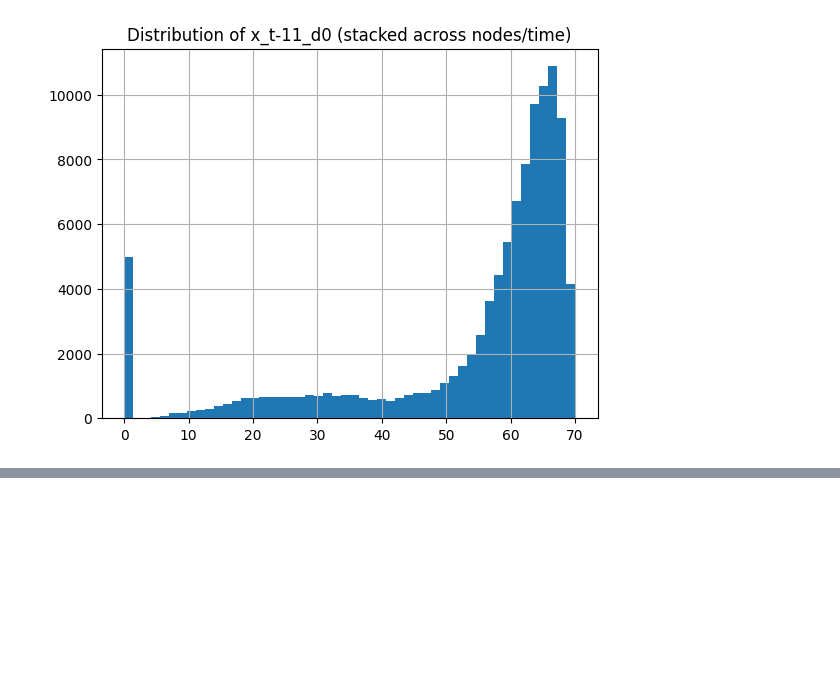
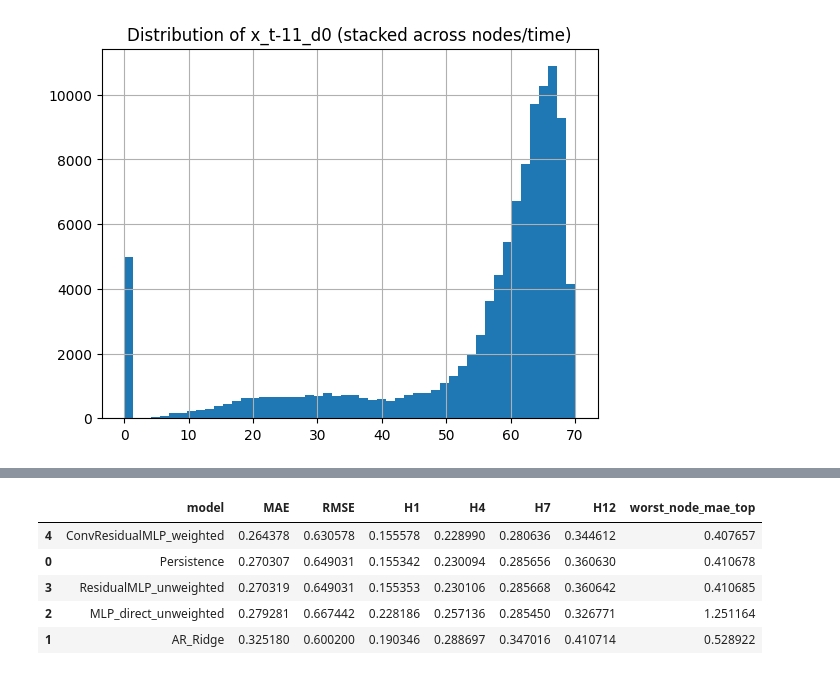
Before and after one commit to Kvnhooman/AAI530_Final_Project_Team7, a Jupyter notebook: Traffic_Prediction.ipynb, the cells around one changed output, grey strips where cells are left out. Drawn from its saved outputs; the diff is of its cells as text; code cells hidden in the pictures; blank space fills up the shorter version.

Commit message:
feat: refactor model development

```diff
--- a/Traffic_Prediction.ipynb
+++ b/Traffic_Prediction.ipynb
@@ -547,0 +691,17 @@ df_dash.head(20)
+# %%
+class HorizonWeightedMAE(nn.Module):
+    def __init__(self, H: int, weights: np.ndarray):
+        super().__init__()
+        w = torch.tensor(weights, dtype=torch.float32)
+        self.register_buffer("w", w.view(1, H, 1))  # [1,H,1]
+    def forward(self, pred, target):
+        return (torch.abs(pred - target) * self.w).mean()
+
+def build_horizon_weights(H: int, start_index: int, factor: float) -> np.ndarray:
+    w = np.ones(H, dtype=np.float32)
+    if start_index < H:
+        w[start_index:] = factor
+    return w
+
+weights = build_horizon_weights(CFG.H, CFG.horizon_weight_start_index, CFG.horizon_weight_factor)
+weights
@@ -547,0 +785,59 @@ df_dash.head(20)
+# %%
+def run_experiment(name: str, model: nn.Module, loss_fn: nn.Module) -> Dict:
+    print("\n" + "="*80)
+    print("EXPERIMENT:", name)
+    model = fit_torch_model(
+        model,
+        train_loader,
+        val_loader,
+        loss_fn,
+        lr=CFG.lr,
+        weight_decay=CFG.weight_decay,
+        epochs=CFG.epochs,
+        early_stop_patience=CFG.early_stop_patience,
+        use_scheduler=CFG.use_scheduler
+    )
+    y_hat = predict_all(model, X_val)
+    metrics = compute_metrics(y_hat, y_val)
+    metrics["model"] = name
+    # horizon compare vs persistence
+    print("Unweighted metrics:", {k: metrics[k] for k in metrics if k in ["MAE","RMSE","H1","H4","H7",f"H{CFG.H}"]})
+    print_horizon_compare(y_hat, y_hat_persist_val, y_val)
+    return metrics, model
+
+W, N, H = X_train.shape[1], X_train.shape[2], y_train.shape[1]
+
+loss_unweighted = nn.L1Loss()
+loss_weighted = HorizonWeightedMAE(H, weights=weights) if CFG.use_horizon_weighting else nn.L1Loss()
+
+experiments = [
+    ("MLP_direct_unweighted", MLPDirectForecaster(W,N,H, CFG.hidden_sizes, CFG.dropout), loss_unweighted),
+    ("ResidualMLP_unweighted", ResidualMLPForecaster(W,N,H, CFG.hidden_sizes, CFG.dropout), loss_unweighted),
+    ("ConvResidualMLP_weighted", ConvResidualMLP(W,N,H, CFG.hidden_sizes, CFG.dropout, CFG.conv_kernel), loss_weighted),
+]
+
+results = []
+models = {}
+
+for name, model, loss_fn in experiments:
+    m, fitted = run_experiment(name, model, loss_fn)
+    results.append(m)
+    models[name] = fitted
+
+results_df = pd.DataFrame(results)
+
+# Add baselines into same table view (val)
+baseline_rows = [
+    {"model":"Persistence", **m_persist},
+    {"model":"AR_Ridge", **m_ridge},
+]
+results_df = pd.concat([pd.DataFrame(baseline_rows), results_df], ignore_index=True)
+
+# Display clean summary (sort by MAE)
+cols = ["model","MAE","RMSE"]
+for k in ["H1","H4","H7",f"H{CFG.H}"]:
+    if k in results_df.columns: cols.append(k)
+cols += ["worst_node_mae_top"]
+
+results_df[cols].sort_values("MAE")
+# %% [output]
@@ -547,0 +861,6 @@ df_dash.head(20)
+|  | model | MAE | RMSE | H1 | H4 | H7 | H12 | worst_node_mae_top |
+| 4 | ConvResidualMLP_weighted | 0.264378 | 0.630578 | 0.155578 | 0.228990 | 0.280636 | 0.344612 | 0.407657 |
+| 0 | Persistence | 0.270307 | 0.649031 | 0.155342 | 0.230094 | 0.285656 | 0.360630 | 0.410678 |
+| 3 | ResidualMLP_unweighted | 0.270319 | 0.649031 | 0.155353 | 0.230106 | 0.285668 | 0.360642 | 0.410685 |
+| 2 | MLP_direct_unweighted | 0.279281 | 0.667442 | 0.228186 | 0.257136 | 0.285450 | 0.326771 | 1.251164 |
+| 1 | AR_Ridge | 0.325180 | 0.600200 | 0.190346 | 0.288697 | 0.347016 | 0.410714 | 0.528922 |
```
Also changed, not shown: parts of 47 cells of this notebook.
